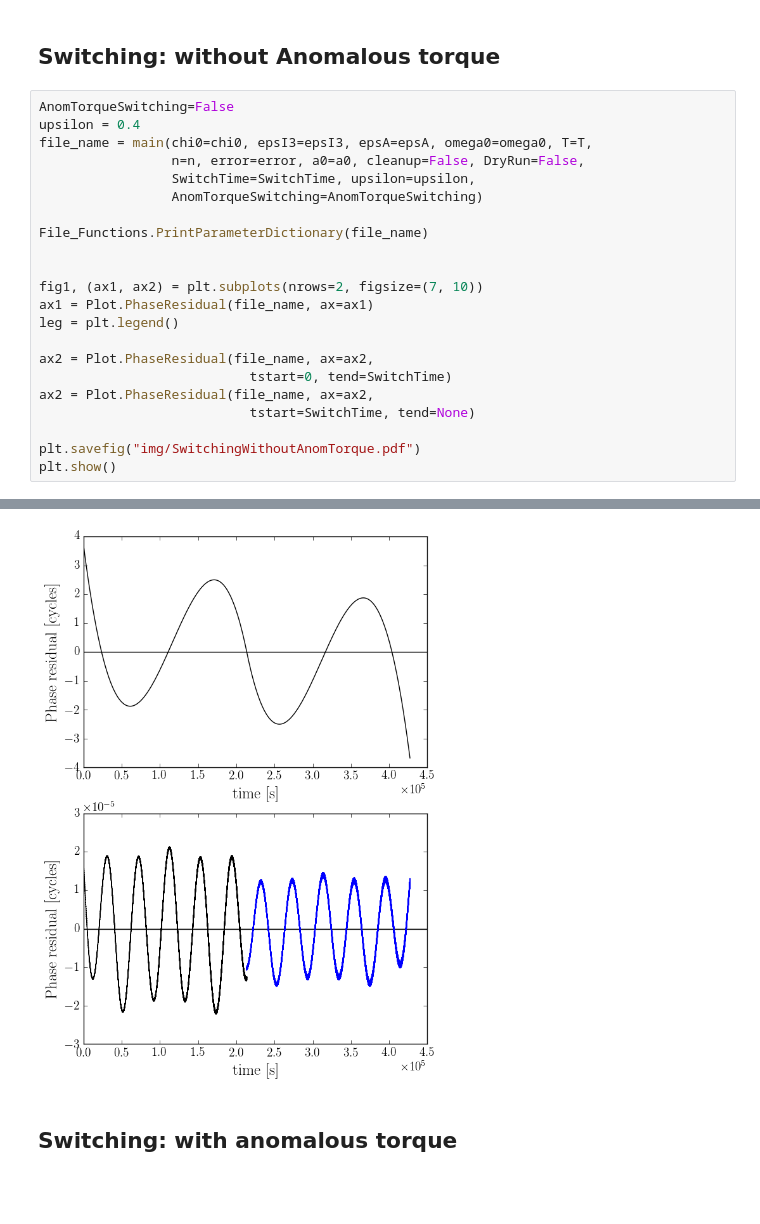
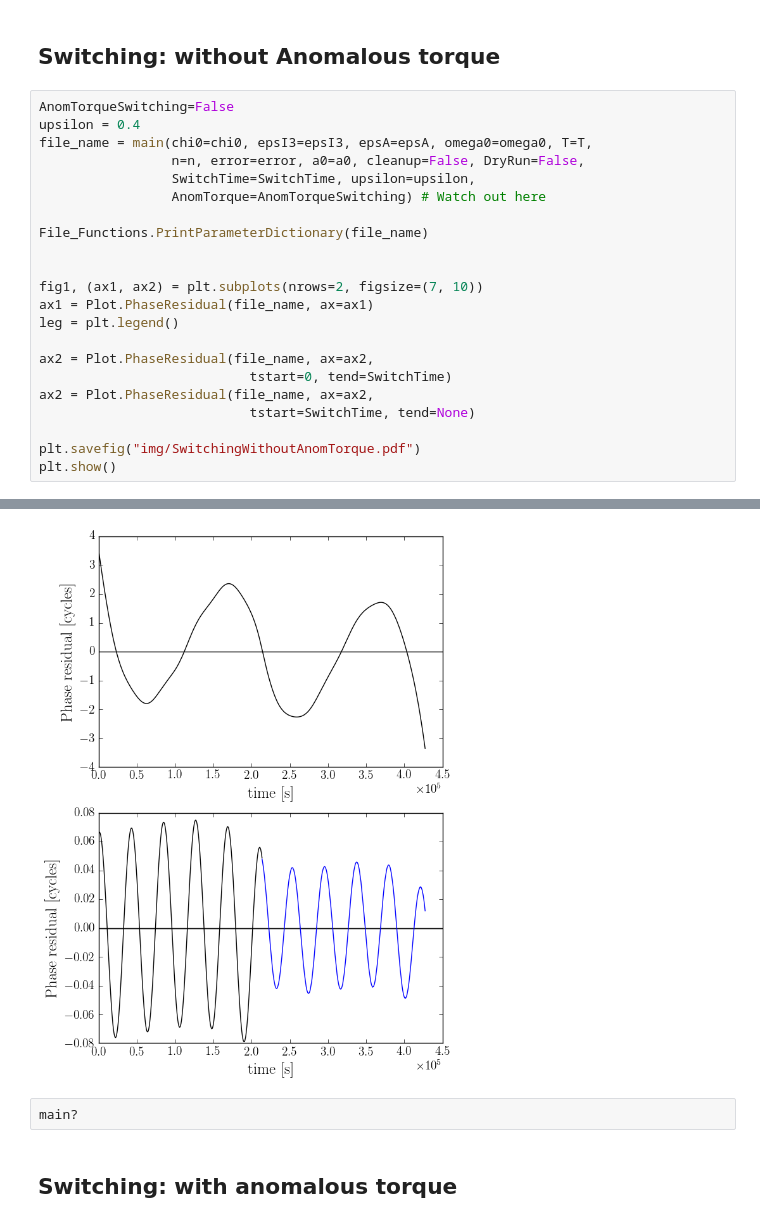
Before and after one commit to GregoryAshton/neutron_star_modelling, a Jupyter notebook: TimingResiduals/ManualSwitching.ipynb, the cells around one changed output, grey strips where cells are left out. Cells and saved outputs as stored; diff of their text form; blank space fills up the shorter version.

```diff
--- a/TimingResiduals/ManualSwitching.ipynb
+++ b/TimingResiduals/ManualSwitching.ipynb
@@ -97,7 +97,7 @@ upsilon = 0.4
 file_name = main(chi0=chi0, epsI3=epsI3, epsA=epsA, omega0=omega0, T=T,
                  n=n, error=error, a0=a0, cleanup=False, DryRun=False,
                  SwitchTime=SwitchTime, upsilon=upsilon,
-                 AnomTorqueSwitching=AnomTorqueSwitching)
+                 AnomTorque=AnomTorqueSwitching) # Watch out here
 
 File_Functions.PrintParameterDictionary(file_name)
 
@@ -134,4 +134,6 @@ ERROR: order must be either 2 or 3 other values are not used
-[figure, old version]
+[figure, new version]
+# %%
+main?
 # %% [markdown]
 ## Switching: with anomalous torque
 # %%
```
Also changed, not shown: parts of 3 cells of this notebook, 17 other files.
